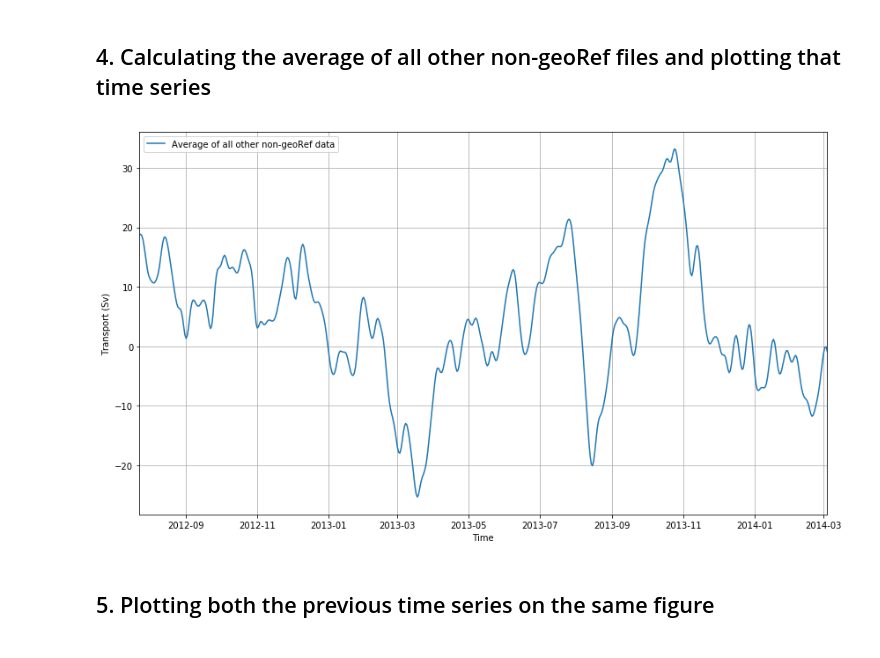
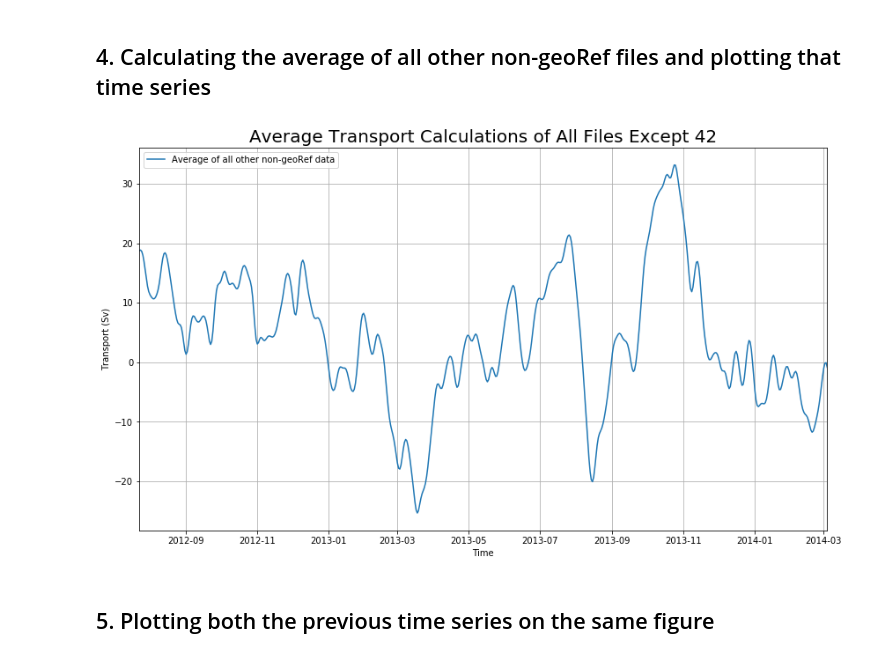
Before and after one commit to disandroa/Example-Notebooks, a Jupyter notebook: Data/obs_fig.ipynb, the cells around one changed output. Drawn from its saved outputs; the diff is of its cells as text; code cells hidden in the pictures.

```diff
--- a/Data/obs_fig.ipynb
+++ b/Data/obs_fig.ipynb
@@ -69,15 +70,16 @@ total = total/7
 # %%
 fig, ax = plt.subplots(figsize=(14,8))
 ax.set_ylabel('Transport (Sv)')
 ax.set_xlabel('Time')
 label='Average of all other non-geoRef data'
 ax.plot(py_dt, total, label=label)
 ax.legend()
 ax.set_xlim(py_dt[0], py_dt[-1])
 ax.grid(True)
+plt.title('Average Transport Calculations of All Files Except 42', fontsize=20)
 plt.show()
 # %% [output]
-[figure, old version]
+[figure, new version]
 # %% [markdown]
 ## 5. Plotting both the previous time series on the same figure
 # %%
```
Also changed, not shown: parts of 4 cells of this notebook.
